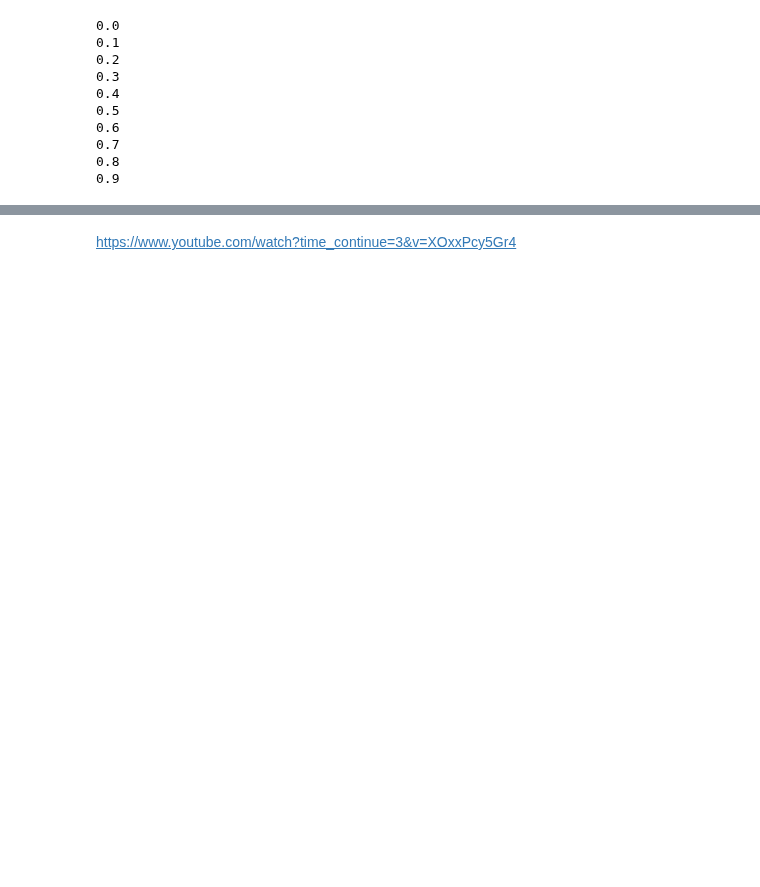
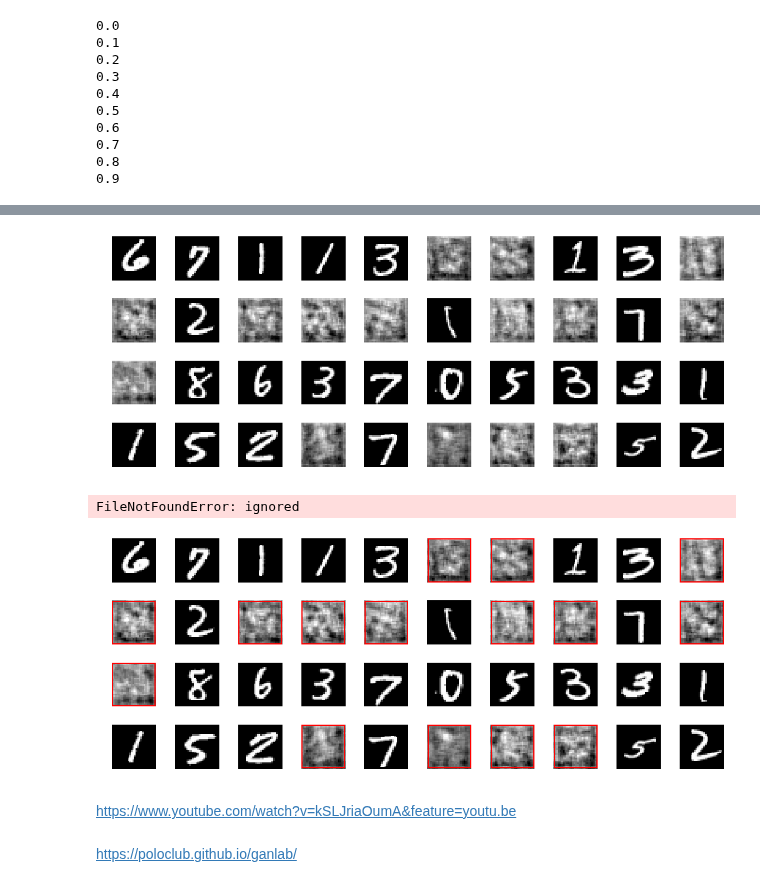
Before and after one commit to DataScienceUB/DeepLearningMaster20192020, a Jupyter notebook: 12. Non supervised learning II.ipynb, the cells around one changed output, grey strips where cells are left out. Drawn from its saved outputs; the diff is of its cells as text; code cells hidden in the pictures; blank space fills up the shorter version.

```diff
--- a/12. Non supervised learning II.ipynb
+++ b/12. Non supervised learning II.ipynb
@@ -558,2 +866,56 @@ Covers:
+# %%
+import matplotlib.patches as plot_patch
+
+plt.figure(figsize=(15,6))
+noise = np.random.uniform(-1.0, 1.0, size=[40, 100])
+images_fake = net_generator.predict(noise)
+images_real = x_train[np.random.randint(0, x_train.shape[0], size=40), :, :, :]
+choice_vector = np.random.uniform(0, 1, size=40)
+
+for i in range(40):
+
+    if choice_vector[i] > 0.5:
+        image = images_fake[i, :, :, :]
+    else:
+        image = images_real[i]
+    image = np.reshape(image, [28, 28])
+
+    plt.subplot(4, 10, i+1)
+    plt.imshow(image, cmap='gray')
+    plt.axis('off')
+
+plt.tight_layout()
+plt.show()
+
+plt.figure(figsize=(15,6))
+
+border = np.zeros((28,28,3))
+border[0,:] = [255,0,0]
+border[:,0] = [255,0,0]
+
+for i in range(40):
+
+    if choice_vector[i] > 0.5:
+        image = images_fake[i, :, :, :]
+    else:
+        image = images_real[i]
+    image = np.reshape(image, [28, 28])
+
+    ax = plt.subplot(4, 10, i+1)
+    plt.imshow(image, cmap='gray')
+    if choice_vector[i] > 0.5:
+        ax.add_patch(plot_patch.Rectangle((0,0), 27, 27, edgecolor="red", linewidth=2, fill=False))
+    plt.axis('off')
+
+plt.tight_layout()
+plt.savefig(r'output/mnist-normal/final_results_sample.png'.format(i))
+experiment.log_image(r'output/mnist-normal/final_results_sample.png'.format(i))
+plt.show()
+# %% [output]
+[figure, added]
+FileNotFoundError: ignored
+[figure, added]
 # %% [markdown]
-https://www.youtube.com/watch?time_continue=3&v=XOxxPcy5Gr4
+https://www.youtube.com/watch?v=kSLJriaOumA&feature=youtu.be
+# %% [markdown]
+https://poloclub.github.io/ganlab/
```
Also changed, not shown: parts of 18 cells of this notebook.
